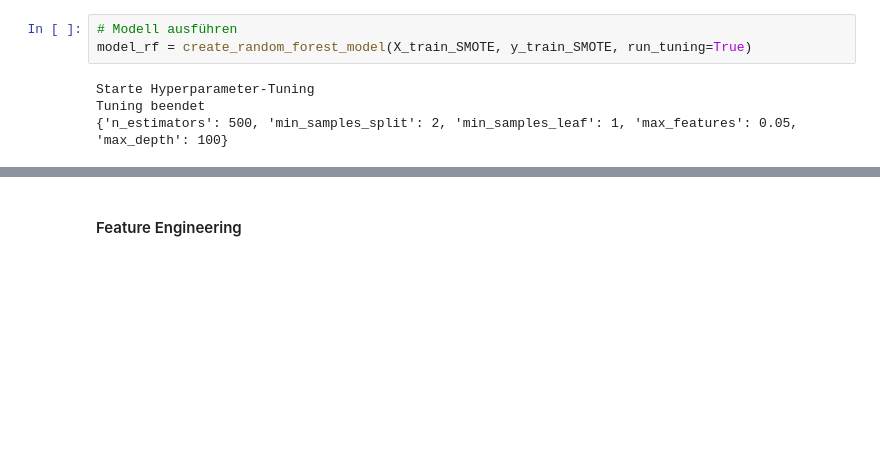
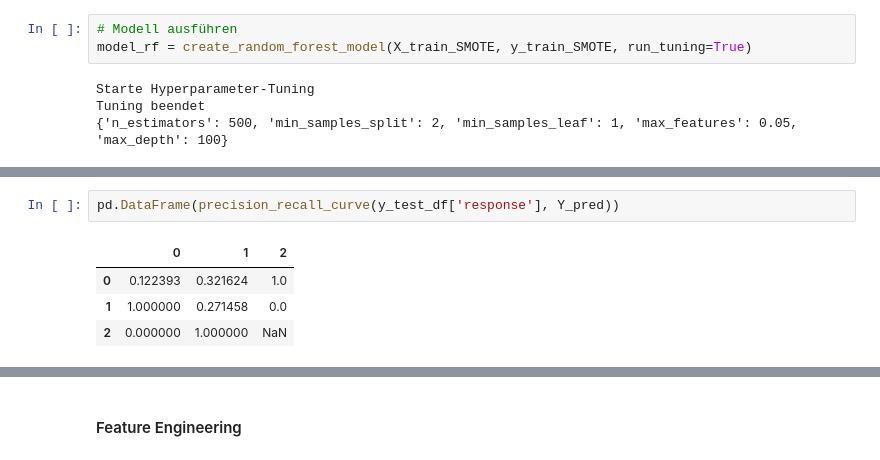
Before and after one commit to tlex-web/data_analysis_crisp_dm, a Jupyter notebook: data_preparation.ipynb, the cells around one changed output, grey strips where cells are left out. Drawn from its saved outputs; the diff is of its cells as text; blank space fills up the shorter version.

```diff
--- a/data_preparation.ipynb
+++ b/data_preparation.ipynb
@@ -702,0 +740,7 @@ Tuning beendet
+# %%
+pd.DataFrame(precision_recall_curve(y_test_df['response'], Y_pred))
+# %% [output]
+|  | 0 | 1 | 2 |
+| 0 | 0.122393 | 0.321624 | 1.0 |
+| 1 | 1.000000 | 0.271458 | 0.0 |
+| 2 | 0.000000 | 1.000000 | NaN |
```
Also changed, not shown: parts of 7 cells of this notebook.
